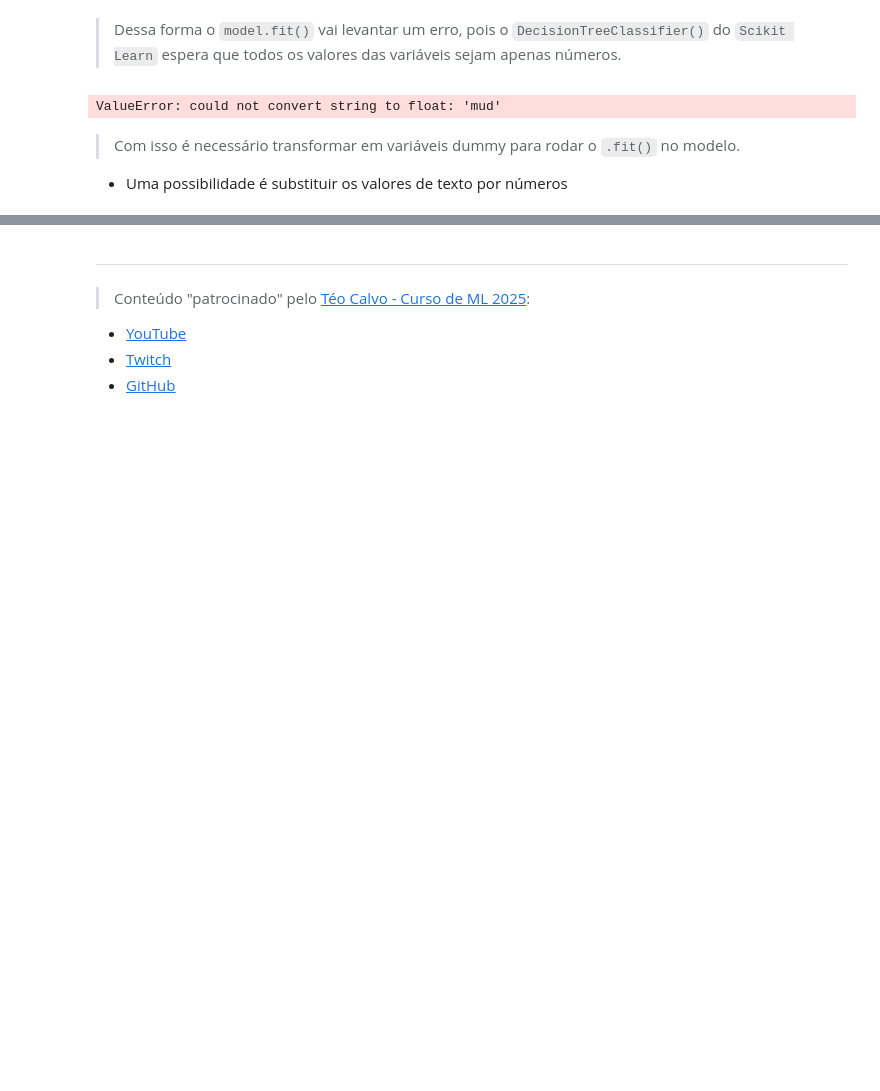
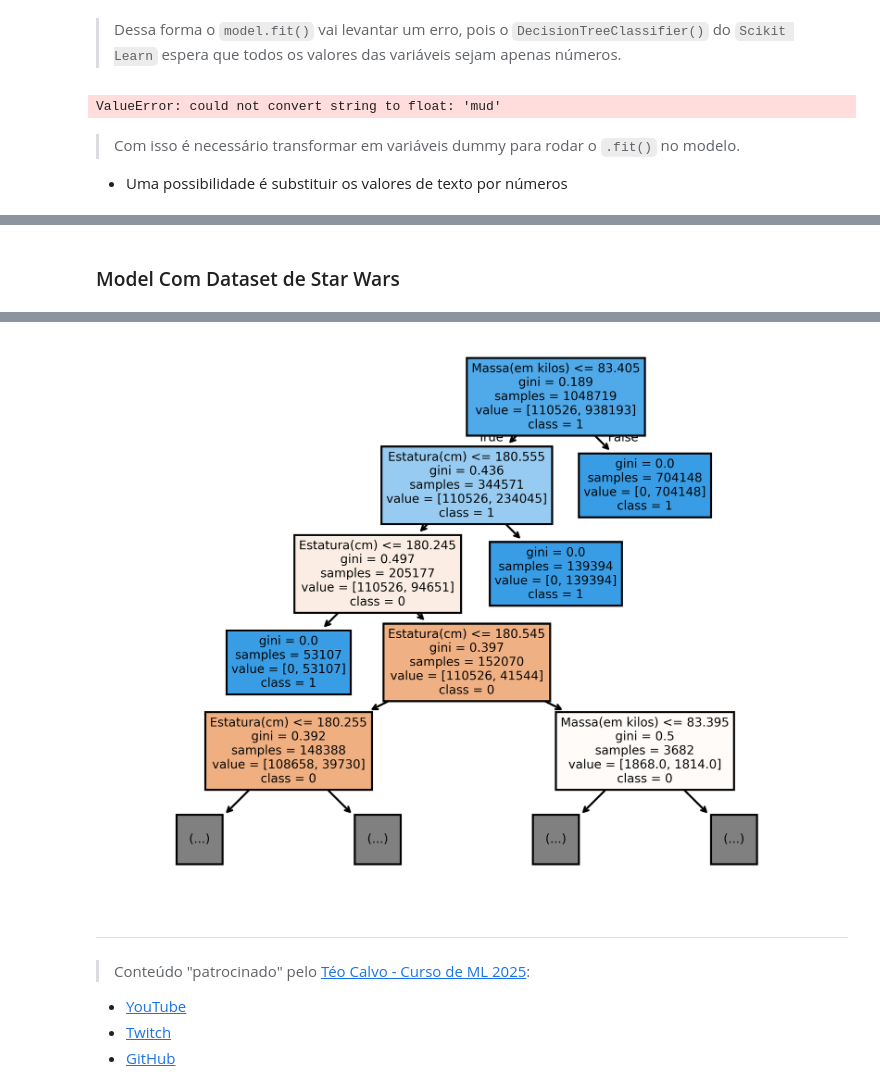
Before and after one commit to jhonathanwesley/machine_learning, a Jupyter notebook: core/ML_index.ipynb, the cells around one changed output, grey strips where cells are left out. Cells and saved outputs as stored; diff of their text form; code cells hidden in the pictures; blank space fills up the shorter version.

```diff
--- a/core/ML_index.ipynb
+++ b/core/ML_index.ipynb
@@ -245,0 +231,67 @@ tree.plot_tree(
+# %% [markdown]
+### Model Com Dataset de Star Wars
+# %%
+from functools import cache
+from pathlib import Path
+import pandas as pd
+import warnings
+
+warnings.filterwarnings('ignore')
+
+path = Path()
+data = path/'../data'
+
+parquet_path = data/'dados_clones.parquet'
+
+try:
+    df = pd.read_parquet(parquet_path)
+
+except Exception as e:
+
+    try:
+        df = pd.read_parquet(parquet_path, engine='fastparquet')
+
+    except Exception as ex:
+        raise RuntimeError(f'ERRO: {ex}.\n\n==> Verifique as versões instaladas de pandas/pyarrow e considere reinstalar/atualizar. ')
+
+df.rename(columns={'Status ': 'Status'}, inplace=True)
+
+# df
+# df.dtypes
+# df.shape
+
+from sklearn import tree
+
+sw_model = tree.DecisionTreeClassifier()
+
+learn_df = df.replace({
+    'Tipo 1': 1, 'Tipo 2': 2, 'Tipo 3': 3, 'Tipo 4': 4, 'Tipo 5': 5,
+    'Defeituoso': 0, 'Apto': 1,
+    #'Yoda': 1, 'Shaak Ti': 1, 'Obi-Wan Kenobi': 3, 'Aayla Secura': 4, 'Mace Windu': 5,
+    })
+
+sw_features = [
+    "Massa(em kilos)", "Estatura(cm)",#    "Distância Ombro a ombro", "Tamanho do crânio", "Tamanho dos pés", "Tempo de existência(em meses)"
+    ]
+sw_target = "Status"
+
+sw_X = learn_df[sw_features]
+sw_y = learn_df[sw_target]
+
+sw_model.fit(X=sw_X, y=sw_y)
+
+import matplotlib.pyplot as plt
+
+
+plt.figure(dpi=500)
+
+sw_class_names = [str(class_item) for class_item in sw_model.classes_]
+
+tree.plot_tree(
+    sw_model,
+    feature_names=sw_features,
+    class_names=sw_class_names,
+    filled=True,
+    max_depth=4,
+)
+# %% [output]
@@ -246,3 +313,4 @@ tree.plot_tree(
+[figure, added]
 # %% [markdown]
 ---
 # %% [markdown]
```
Also changed, not shown: parts of 3 cells of this notebook, 3 other files.
